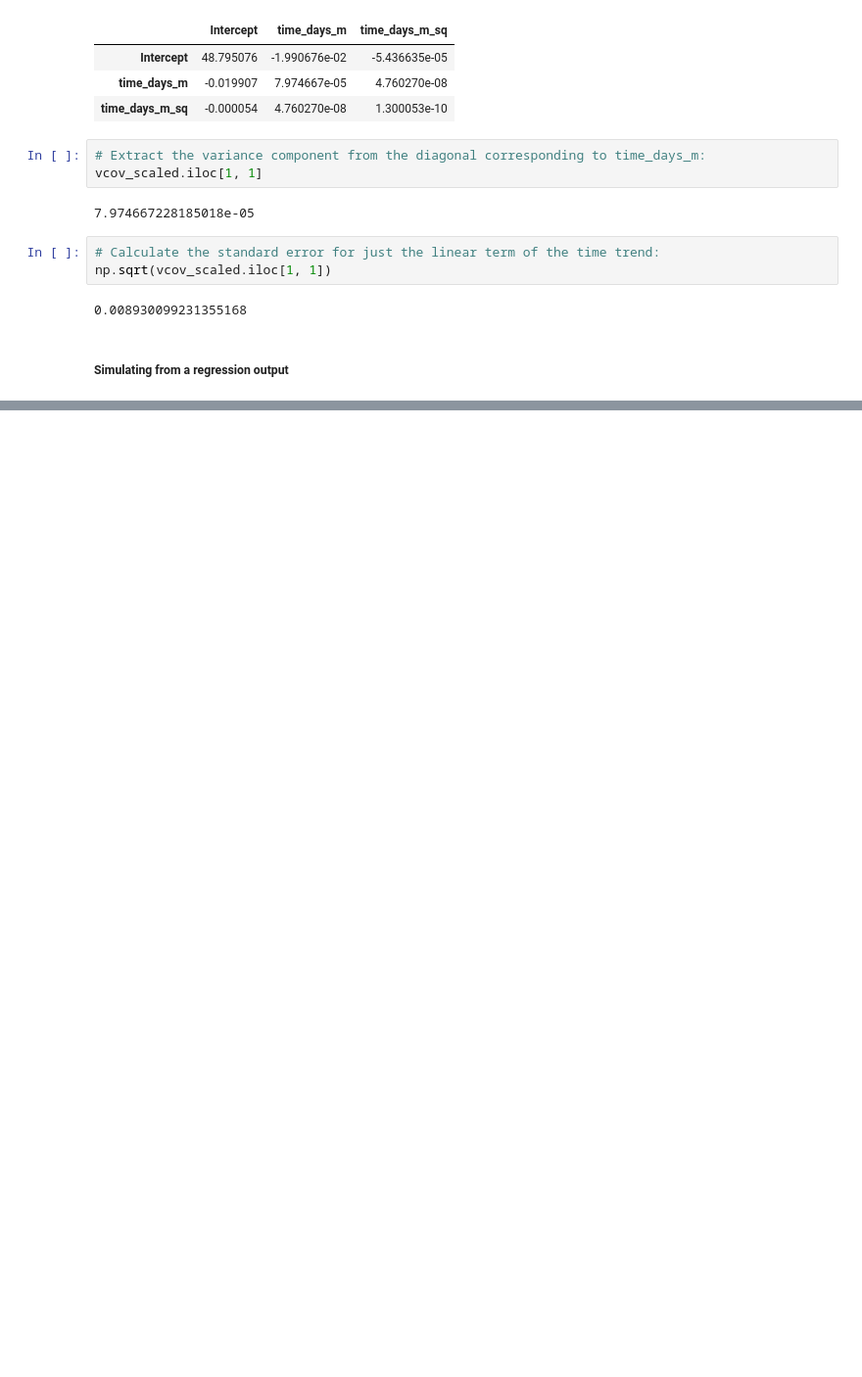
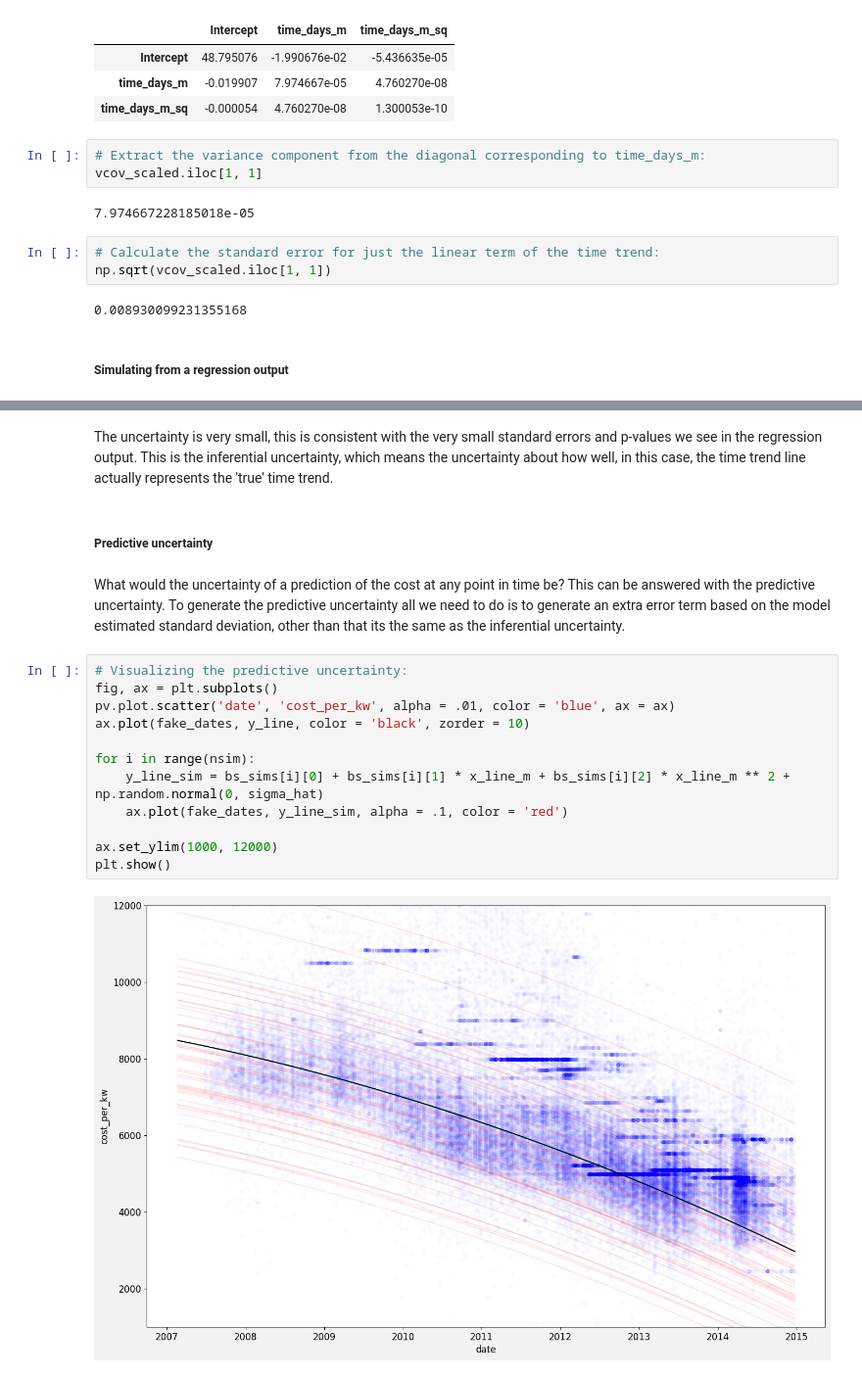
Before and after one commit to sebalexsmith/MET2010, a Jupyter notebook: Labs/Lab 9.ipynb, the cells around one changed output, grey strips where cells are left out. Shown at 98% size. Drawn from its saved outputs; the diff is of its cells as text; blank space fills up the shorter version.

```diff
--- a/Labs/Lab 9.ipynb
+++ b/Labs/Lab 9.ipynb
@@ -132,0 +185,20 @@ np.sqrt(vcov_scaled.iloc[1, 1])
+# %% [markdown]
+The uncertainty is very small, this is consistent with the very small standard errors and p-values we see in the regression output. This is the inferential uncertainty, which means the uncertainty about how well, in this case, the time trend line actually represents the 'true' time trend.
+# %% [markdown]
+##### Predictive uncertainty
+# %% [markdown]
+What would the uncertainty of a prediction of the cost at any point in time be? This can be answered with the predictive uncertainty. To generate the predictive uncertainty all we need to do is to generate an extra error term based on the model estimated standard deviation, other than that its the same as the inferential uncertainty.
+# %%
+# Visualizing the predictive uncertainty:
+fig, ax = plt.subplots()
+pv.plot.scatter('date', 'cost_per_kw', alpha = .01, color = 'blue', ax = ax)
+ax.plot(fake_dates, y_line, color = 'black', zorder = 10)
+
+for i in range(nsim):
+    y_line_sim = bs_sims[i][0] + bs_sims[i][1] * x_line_m + bs_sims[i][2] * x_line_m ** 2 + np.random.normal(0, sigma_hat)
+    ax.plot(fake_dates, y_line_sim, alpha = .1, color = 'red')
+
+ax.set_ylim(1000, 12000)
+plt.show()
+# %% [output]
+[figure, added]
```
Also changed, not shown: parts of 37 cells of this notebook, 3 other files.
